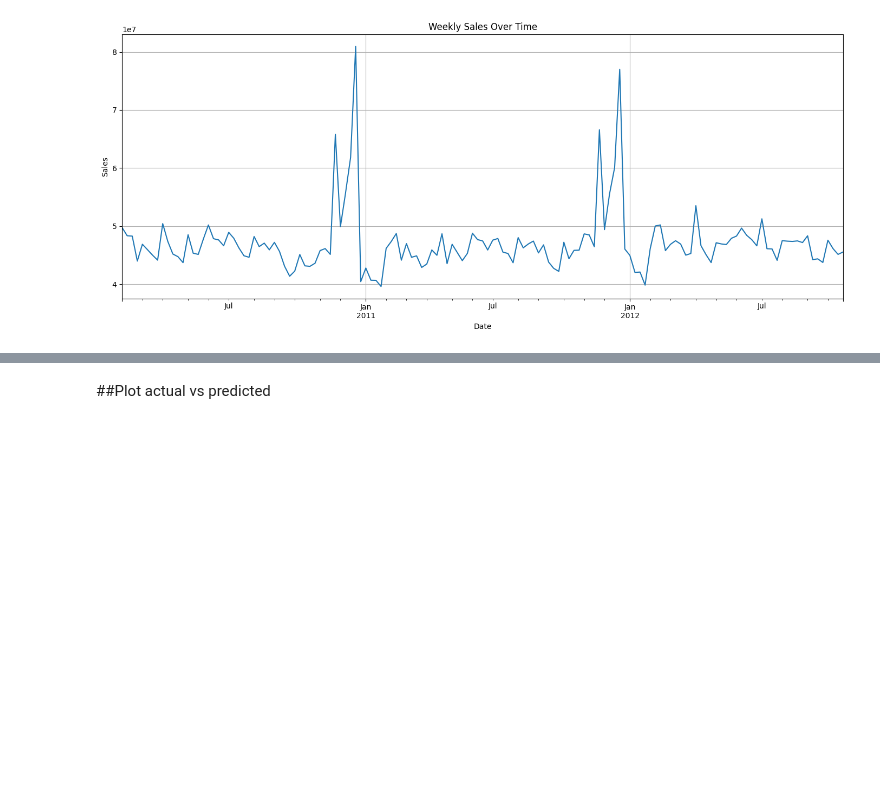
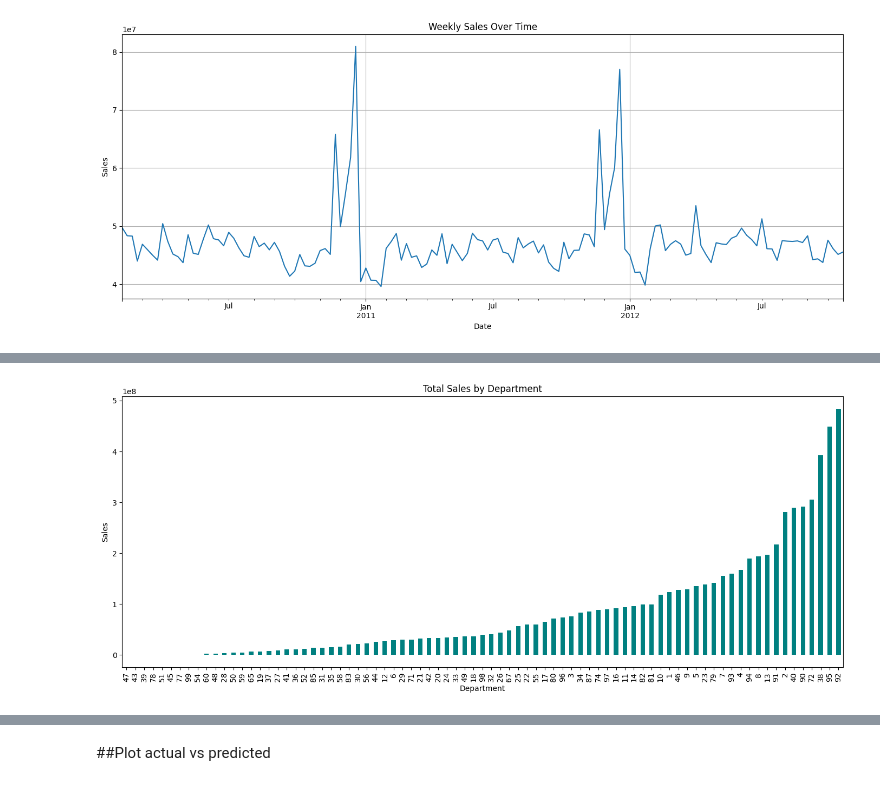
Before and after one commit to Marwa-Chouhdary/Data-Science-Projects, a Jupyter notebook: Sales_Forecasting_for_a_Retail_Chain.ipynb, the cells around one changed output, grey strips where cells are left out. Saved outputs shown, nothing was run; the diff lists cells and outputs as text; code cells hidden in the pictures; blank space fills up the shorter version.

```diff
--- a/Sales_Forecasting_for_a_Retail_Chain.ipynb
+++ b/Sales_Forecasting_for_a_Retail_Chain.ipynb
@@ -178,3 +190,15 @@ plt.show()
+# %%
+# Sales by Department
+plt.figure(figsize=(14, 6))
+dept_sales = df.groupby("Dept")["Weekly_Sales"].sum().sort_values()
+dept_sales.plot(kind="bar", color="teal")
+plt.title("Total Sales by Department")
+plt.xlabel("Department")
+plt.ylabel("Sales")
+plt.tight_layout()
+plt.show()
+# %% [output]
+[figure, added]
 # %%
 # Heatmap of correlations
 plt.figure(figsize=(10, 8))
```
Also changed, not shown: parts of 26 cells of this notebook.
